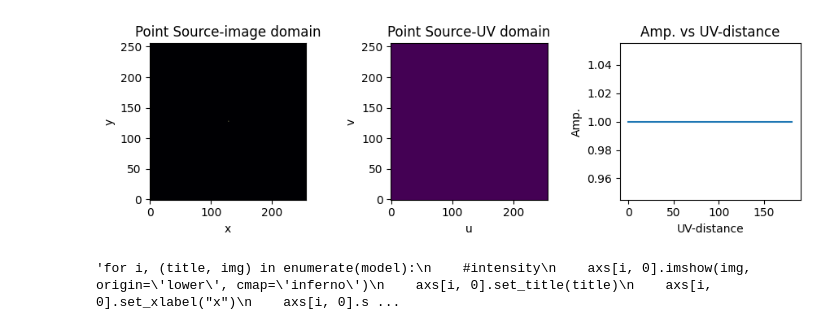
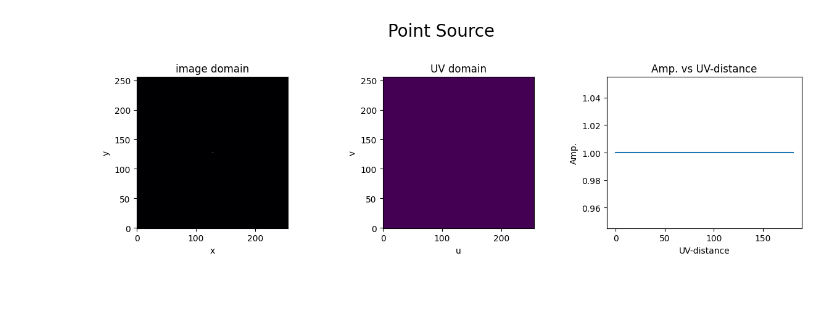
Before and after one commit to 000RF/intensity-and-visibility, a Jupyter notebook: intensity_visibility.ipynb, the cells around one changed output. Drawn from its saved outputs; the diff is of its cells as text; code cells hidden in the pictures; blank space fills up the shorter version.

```diff
--- a/intensity_visibility.ipynb
+++ b/intensity_visibility.ipynb
@@ -32,18 +41,16 @@ def disk(size, radius):
 # %%
 #畫圖
 
-#四個東西
+#point source
 size = 256
-#model = [("Point Source", point_source(size)),
-#         ("Gaussian (circular)", gaussian(size, 0.05)),
-#         ("Gaussian (elliptical)", gaussian(size, 0.01, 0.05)),
-#         ("Disk", disk(size, 0.05))]
 
-fig, axs = plt.subplots(1,3 ,figsize=(9, 3))
+fig, axs = plt.subplots(1,3 ,figsize=(12, 4))
 img = point_source(size)
 
+plt.suptitle("Point Source", fontsize=20)
+
 axs[0].imshow(img, origin="lower", cmap="inferno")
-axs[0].set_title("Point Source-image domain")
+axs[0].set_title("image domain")
 axs[0].set_xlabel("x")
 axs[0].set_ylabel("y")
 
@@ -53,34 +60,33 @@ vis_img = fftshift(fft2(img))
 amplitude = np.abs(vis_img)
 
 axs[1].imshow(amplitude, origin="lower", cmap="viridis")
-axs[1].set_title("Point Source-UV domain")
+axs[1].set_title("UV domain")
 axs[1].set_xlabel("u")
 axs[1].set_ylabel("v")
 
 #建立uv-distance(前置)
 u = np.arange(-size //2, size // 2)
 U, V = np.meshgrid(u, u)
 uv_dist = np.sqrt(U**2 + V**2).astype(int)
 
 max_dist = uv_dist.max()
 amp_profile = np.zeros(max_dist + 1)
 counts = np.zeros(max_dist + 1)
 
 #開始算
 for r in range(max_dist + 1):
     mask = (uv_dist == r)
     amp_profile[r] = amplitude[mask].sum()
     counts[r] = mask.sum()
 
 amp_profile /= counts
 
 axs[2].plot(amp_profile)
 axs[2].set_title("Amp. vs UV-distance")
 axs[2].set_xlabel("UV-distance")
 axs[2].set_ylabel("Amp.")
 
 plt.tight_layout(rect=[0, 0, 1, 0.96])
 plt.show()
 # %% [output]
-[figure, old version]
+[figure, new version]
-'for i, (title, img) in enumerate(model):\n    #intensity\n    axs[i, 0].imshow(img, origin=\'lower\', cmap=\'inferno\')\n    axs[i, 0].set_title(title)\n    axs[i, 0].set_xlabel("x")\n    axs[i, 0].s ...
```
Also changed, not shown: parts of 6 cells of this notebook.
